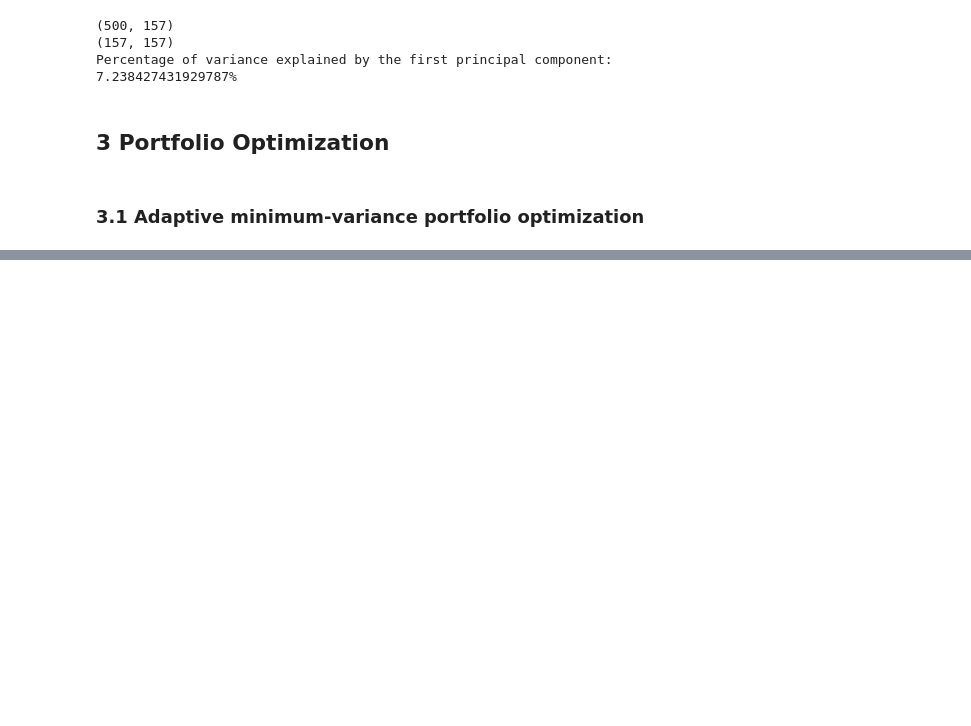
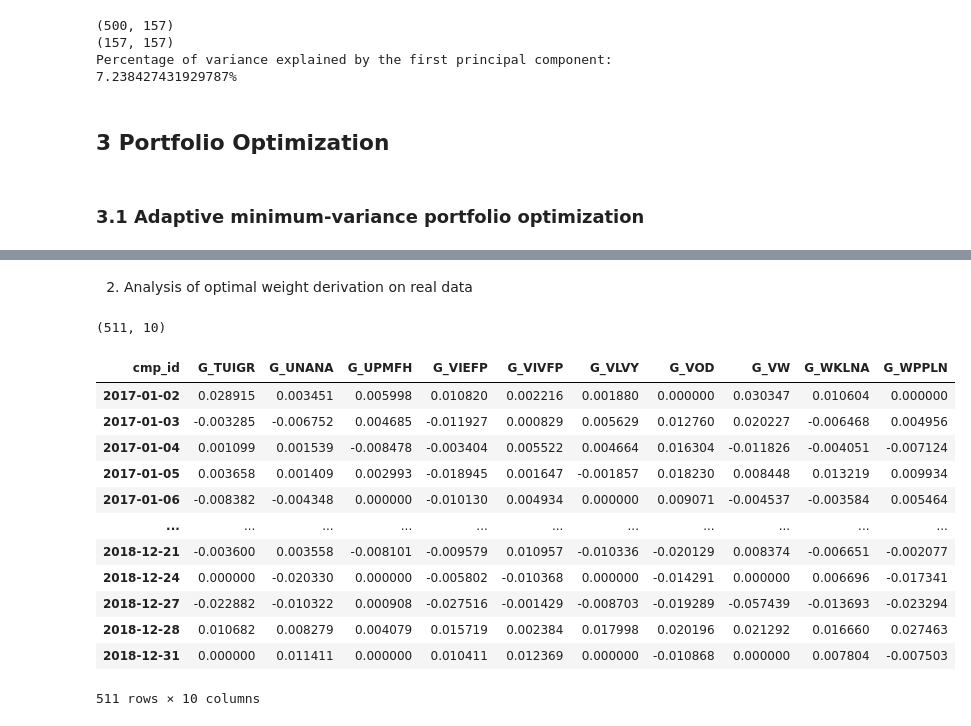
Before and after one commit to Omar-Muttawa/FSP, a Jupyter notebook: code/FSP_Coursework.ipynb, the cells around one changed output, grey strips where cells are left out. Saved outputs shown, nothing was run; the diff lists cells and outputs as text; code cells hidden in the pictures; blank space fills up the shorter version.

```diff
--- a/code/FSP_Coursework.ipynb
+++ b/code/FSP_Coursework.ipynb
@@ -847,0 +886,23 @@ Substituting this result back into
+# %% [markdown]
+2. Analysis of optimal weight derivation on real data
+# %%
+df = pd.read_csv(r"fsp_case_31_BSD.csv",index_col =0,header=[ 0 , 1])
+data = df['ret'][df['ret'].columns[-10:]]
+data = data.loc[~(data==0.0).all(axis=1)]
+print(data.shape)
+data
+# %% [output]
+(511, 10)
+| cmp_id | G_TUIGR | G_UNANA | G_UPMFH | G_VIEFP | G_VIVFP | G_VLVY | G_VOD | G_VW | G_WKLNA | G_WPPLN |
+| 2017-01-02 | 0.028915 | 0.003451 | 0.005998 | 0.010820 | 0.002216 | 0.001880 | 0.000000 | 0.030347 | 0.010604 | 0.000000 |
+| 2017-01-03 | -0.003285 | -0.006752 | 0.004685 | -0.011927 | 0.000829 | 0.005629 | 0.012760 | 0.020227 | -0.006468 | 0.004956 |
+| 2017-01-04 | 0.001099 | 0.001539 | -0.008478 | -0.003404 | 0.005522 | 0.004664 | 0.016304 | -0.011826 | -0.004051 | -0.007124 |
+| 2017-01-05 | 0.003658 | 0.001409 | 0.002993 | -0.018945 | 0.001647 | -0.001857 | 0.018230 | 0.008448 | 0.013219 | 0.009934 |
+| 2017-01-06 | -0.008382 | -0.004348 | 0.000000 | -0.010130 | 0.004934 | 0.000000 | 0.009071 | -0.004537 | -0.003584 | 0.005464 |
+| ... | ... | ... | ... | ... | ... | ... | ... | ... | ... | ... |
+| 2018-12-21 | -0.003600 | 0.003558 | -0.008101 | -0.009579 | 0.010957 | -0.010336 | -0.020129 | 0.008374 | -0.006651 | -0.002077 |
+| 2018-12-24 | 0.000000 | -0.020330 | 0.000000 | -0.005802 | -0.010368 | 0.000000 | -0.014291 | 0.000000 | 0.006696 | -0.017341 |
+| 2018-12-27 | -0.022882 | -0.010322 | 0.000908 | -0.027516 | -0.001429 | -0.008703 | -0.019289 | -0.057439 | -0.013693 | -0.023294 |
+| 2018-12-28 | 0.010682 | 0.008279 | 0.004079 | 0.015719 | 0.002384 | 0.017998 | 0.020196 | 0.021292 | 0.016660 | 0.027463 |
+| 2018-12-31 | 0.000000 | 0.011411 | 0.000000 | 0.010411 | 0.012369 | 0.000000 | -0.010868 | 0.000000 | 0.007804 | -0.007503 |
+511 rows × 10 columns
```
Also changed, not shown: parts of 19 cells of this notebook, 4 other files.
